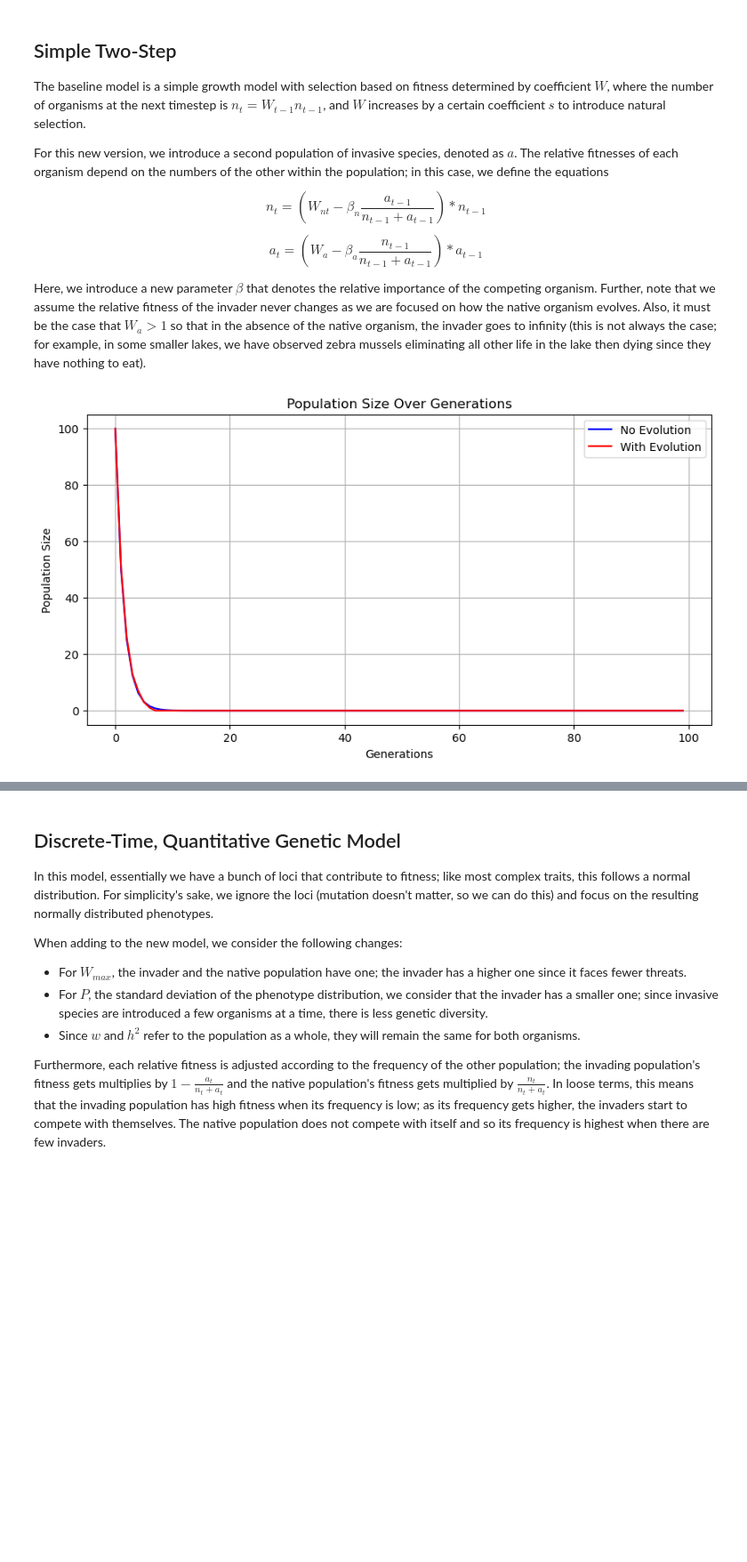
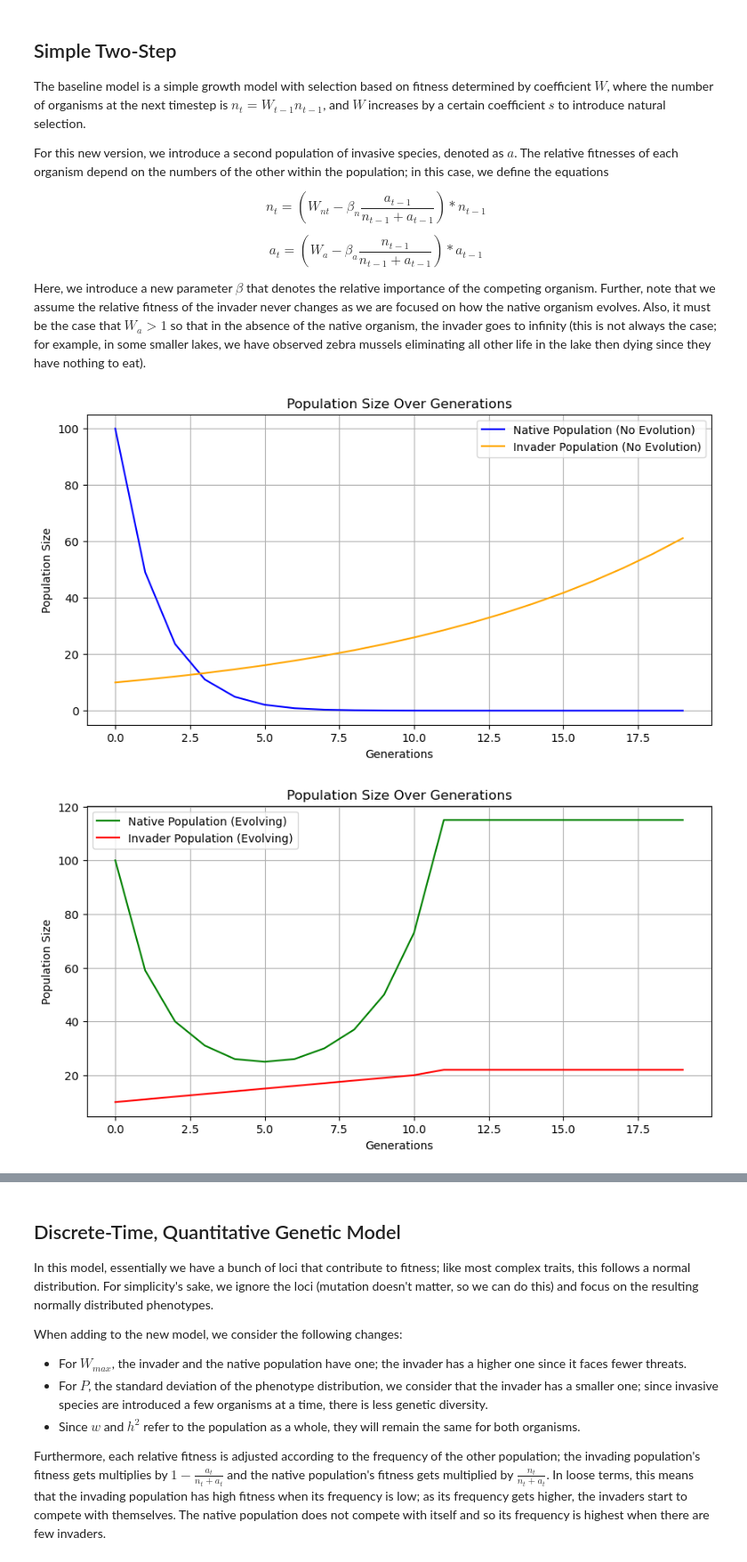
Before and after one commit to jonazhu/extinctionmodeling, a Jupyter notebook: q2_invadingspecies/invader_model.ipynb, the cells around one changed output, grey strips where cells are left out. Shown at 89% size. Drawn from its saved outputs; the diff is of its cells as text; code cells hidden in the pictures; blank space fills up the shorter version.

```diff
--- a/q2_invadingspecies/invader_model.ipynb
+++ b/q2_invadingspecies/invader_model.ipynb
@@ -86,8 +127,8 @@ pops_evolution = two_step_with_evolving(100, 0.5, 0.01, generations=100)
 # %%
 #plot this first run
 plt.figure(figsize=(10, 5))
-plt.plot(pops_noevolution, label='No Evolution', color='blue')
-plt.plot(pops_evolution, label='With Evolution', color='red')
+plt.plot(native_noevo, label='Native Population (No Evolution)', color='blue')
+plt.plot(invader_noevo, label='Invader Population (No Evolution)', color='orange')
 plt.title('Population Size Over Generations')
 plt.xlabel('Generations')
 plt.ylabel('Population Size')
@@ -95,7 +136,20 @@ plt.legend()
 plt.grid()
 plt.show()
 # %% [output]
-[figure, old version]
+[figure, new version]
+# %%
+#plot this first run
+plt.figure(figsize=(10, 5))
+plt.plot(native_evo, label='Native Population (Evolving)', color='green')
+plt.plot(invader_evo, label='Invader Population (Evolving)', color='red')
+plt.title('Population Size Over Generations')
+plt.xlabel('Generations')
+plt.ylabel('Population Size')
+plt.legend()
+plt.grid()
+plt.show()
+# %% [output]
+[figure, added]
 # %%
 #try a variety of parameters
 w_vals = np.linspace(0.1, 1, 10)
```
Also changed, not shown: parts of 4 cells of this notebook.
